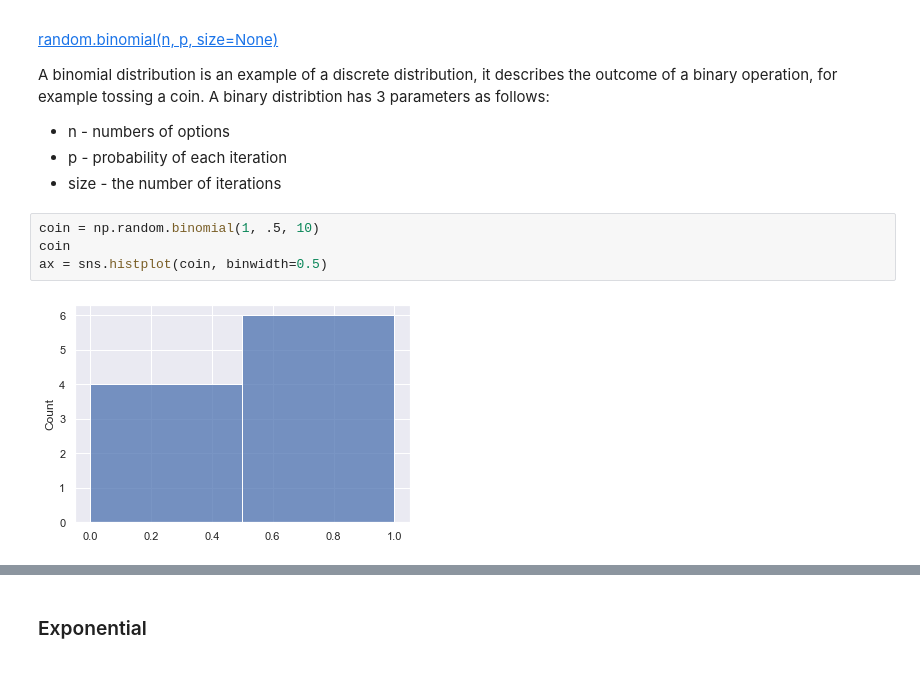
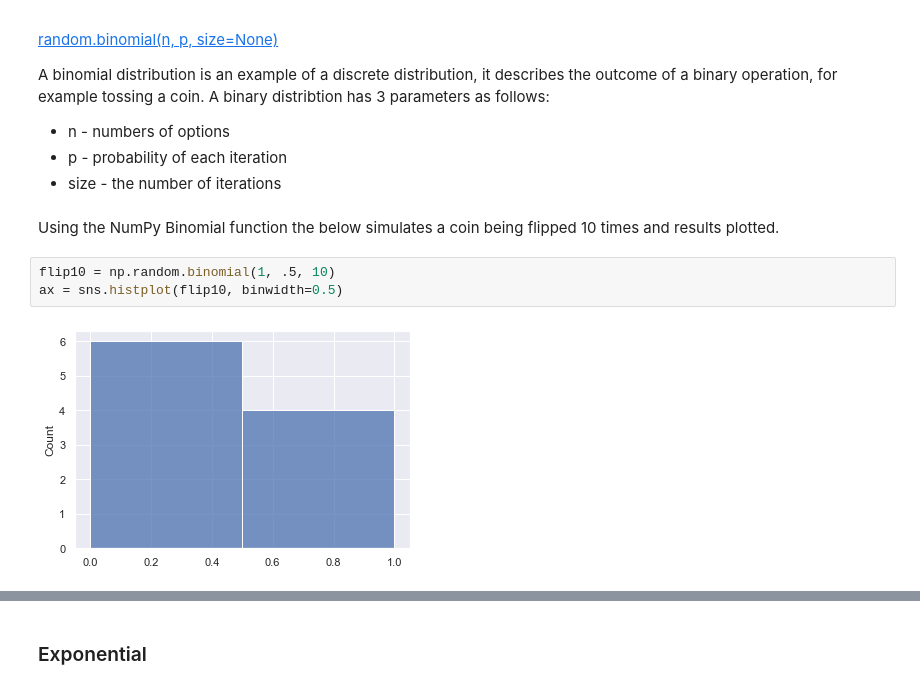
Before and after one commit to ShanePAustin/numpy-random, a Jupyter notebook: numpy-random.ipynb, the cells around one changed output, grey strips where cells are left out. Drawn from its saved outputs; the diff is of its cells as text.

Commit message:
Distributions Binomial

```diff
--- a/numpy-random.ipynb
+++ b/numpy-random.ipynb
@@ -634,9 +634,10 @@ A binomial distribution is an example of a discrete distribution, it describes t
 * n - numbers of options
 * p - probability of each iteration
 * size - the number of iterations
+# %% [markdown]
+Using the NumPy Binomial function the below simulates a coin being flipped 10 times and results plotted.
 # %%
-coin = np.random.binomial(1, .5, 10)
-coin
-ax = sns.histplot(coin, binwidth=0.5)
+flip10 = np.random.binomial(1, .5, 10)
+ax = sns.histplot(flip10, binwidth=0.5)
 # %% [output]
-[figure, old version]
+[figure, new version]
```
Also changed, not shown: parts of 45 cells of this notebook.
